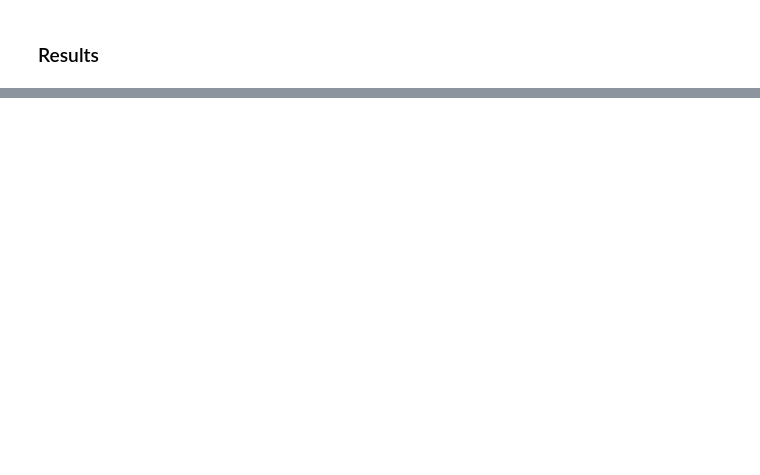
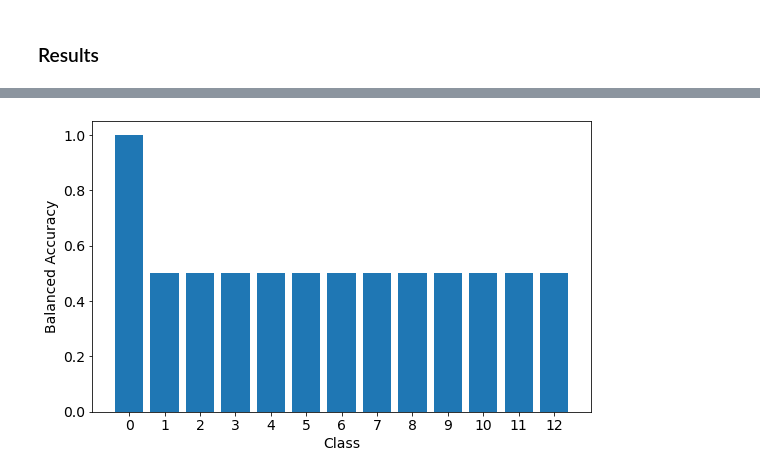
Before and after one commit to Miillya/Geekbrains, a Jupyter notebook: Введение в нейронные сети/Урок 6. Сегментация/hw_06.ipynb, the cells around one changed output, grey strips where cells are left out. Saved outputs shown, nothing was run; the diff lists cells and outputs as text; code cells hidden in the pictures; blank space fills up the shorter version.

```diff
--- a/Введение в нейронные сети/Урок 6. Сегментация/hw_06.ipynb
+++ b/Введение в нейронные сети/Урок 6. Сегментация/hw_06.ipynb
@@ -412,9 +433,11 @@ for imgs, segs in test_gen:
 # %%
-plot.figure(figsize=(8, 5))
-plot.bar(np.arange(0, len(bass)), bass)
-plot.xticks(np.arange(0, len(bass)))
-plot.ylabel('Balanced Accuracy')
-plot.xlabel('Class')
-plot.tight_layout()
-plot.savefig('bas.png')
-plot.show()
+plt.figure(figsize=(8, 5))
+plt.bar(np.arange(0, len(bass)), bass)
+plt.xticks(np.arange(0, len(bass)))
+plt.ylabel('Balanced Accuracy')
+plt.xlabel('Class')
+plt.tight_layout()
+plt.savefig('bas.png')
+plt.show()
+# %% [output]
+[figure, added]
```
Also changed, not shown: parts of 13 cells of this notebook.
